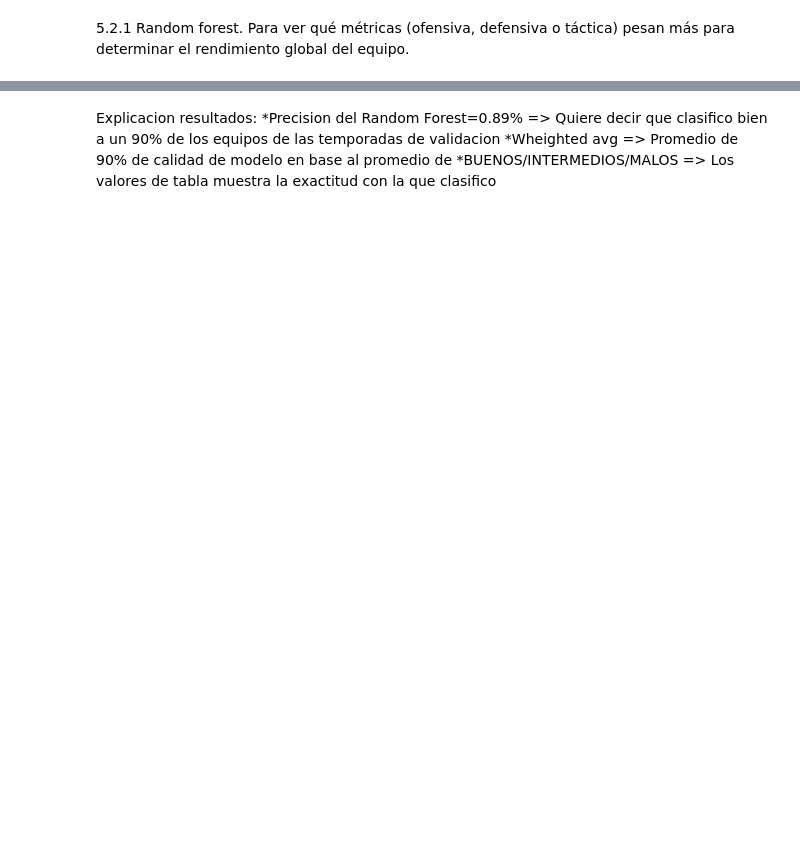
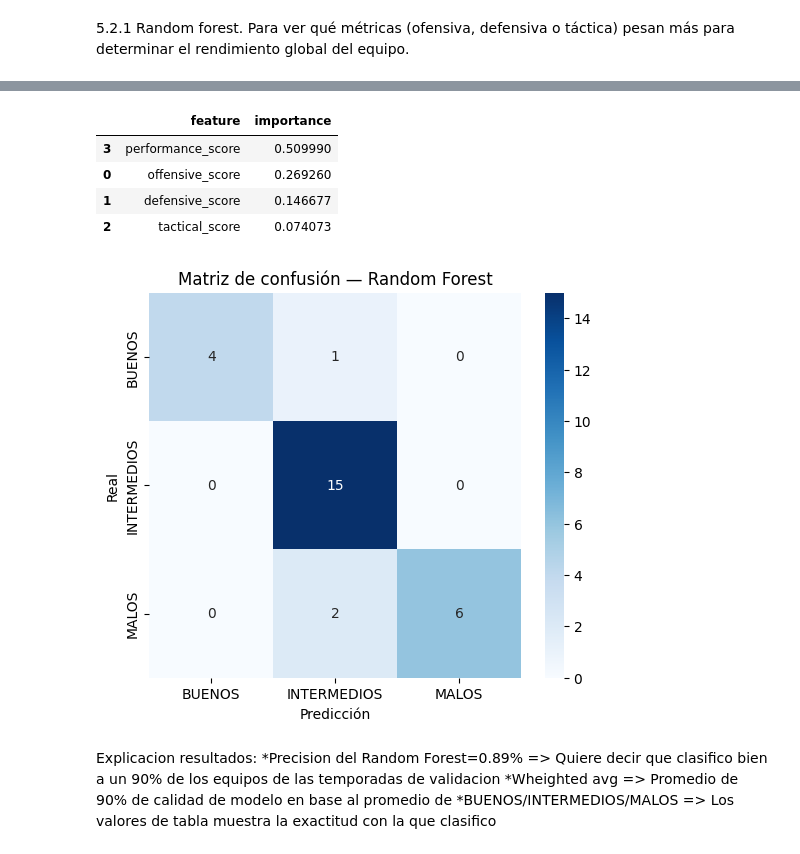
Before and after one commit to VainstubTomas/Aprendizaje_Automatico_Grandes_Datos, a Jupyter notebook: main.ipynb, the cells around one changed output, grey strips where cells are left out. Drawn from its saved outputs; the diff is of its cells as text; code cells hidden in the pictures; blank space fills up the shorter version.

```diff
--- a/main.ipynb
+++ b/main.ipynb
@@ -1124,34 +1225,65 @@ NameError: name 'df_model' is not defined
 # %% [markdown]
 5.2.1 Random forest. Para ver qué métricas (ofensiva, defensiva o táctica) pesan más para determinar el rendimiento global del equipo.
 # %%
-from sklearn.ensemble import RandomForestClassifier
-from sklearn.metrics import accuracy_score, classification_report
-from sklearn.preprocessing import StandardScaler # Aunque RobustScaler es mejor para la regresión, el estándar es común para RF
+# ---------------------------------------
+# 0) Definiciones
+# ---------------------------------------
+features = ['offensive_score', 'defensive_score', 'tactical_score', 'performance_score']
+label_col = 'performance_label'
+labels_order = ['BUENOS', 'INTERMEDIOS', 'MALOS']
 
-# y_train_cat y y_valid_cat deben contener las etiquetas BUENOS, INTERMEDIOS, MALOS
+# ---------------------------------------
+# 1) Alineación y limpieza consistente
+#    (misma selección de filas para X e y)
+# ---------------------------------------
+train_cols = features + [label_col]
+valid_cols = features + [label_col]
 
-y_train_cat = train_df['performance_label'].values
-y_valid_cat = valid_df['performance_label'].values
+train_clean = train_df[train_cols].dropna().copy()
+valid_clean = valid_df[valid_cols].dropna().copy()
 
-# 2. Pipeline de Clasificación
+X_train = train_clean[features].values
+y_train_cat = train_clean[label_col].values
+
+X_valid = valid_clean[features].values
+y_valid_cat = valid_clean[label_col].values
+
+print(f"Shapes → X_train: {X_train.shape}, y_train: {y_train_cat.shape} | "
+      f"X_valid: {X_valid.shape}, y_valid: {y_valid_cat.shape}")
+
+# ---------------------------------------
+# 2) Pipeline de Clasificación
+# ---------------------------------------
 rf_pipe = Pipeline([
-    ('scaler', StandardScaler()),
-    ('rf', RandomForestClassifier(n_estimators=100, random_state=42, class_weight='balanced'))
+    ('scaler', StandardScaler()),  # opcional para RF, pero OK para mantener consistencia
+    ('rf', RandomForestClassifier(
+        n_estimators=300,          # un poco más robusto
+        max_depth=None,
+        random_state=42,
+        class_weight='balanced',   # por si hay desbalance
+        n_jobs=-1
+    ))
 ])
 
-# 3. Entrenamiento
+# ---------------------------------------
+# 3) Entrenamiento
+# ---------------------------------------
 rf_pipe.fit(X_train, y_train_cat)
 
-# 4. Predicción en validación
+# ---------------------------------------
+# 4) Predicción en validación
+# ---------------------------------------
 y_pred_cat = rf_pipe.predict(X_valid)
 
-# 5. Evaluación de resultados
+# ---------------------------------------
+# 5) Evaluación de resultados
+# ---------------------------------------
 print("✅ Random Forest — Resultados de la Clasificación:")
 print(f"   Accuracy (Precisión): {accuracy_score(y_valid_cat, y_pred_cat):.4f}")
 print("\nReporte de Clasificación:")
-print(classification_report(y_valid_cat, y_pred_cat))
+print(classification_report(y_valid_cat, y_pred_cat, target_names=labels_order))
 
-# 6. Extracción de la importancia de las variables (El objetivo principal)
+# Importancia de variables (del paso 'rf' del pipeline)
 importances = rf_pipe.named_steps['rf'].feature_importances_
 importance_df = pd.DataFrame({
     'feature': features,
@@ -1160,4 +1292,17 @@ importance_df = pd.DataFrame({
 
 print("\nImportancia de las Variables (Scores):")
 display(importance_df)
+
+# ---------------------------------------
+# 6) Matrices de confusión (igual que SVM)
+# ---------------------------------------
+cm = confusion_matrix(y_valid_cat, y_pred_cat, labels=labels_order)
+
+plt.figure(figsize=(6,5))
+sns.heatmap(cm, annot=True, fmt='d', cmap='Blues',
+            xticklabels=labels_order, yticklabels=labels_order)
+plt.title('Matriz de confusión — Random Forest')
+plt.xlabel('Predicción')
+plt.ylabel('Real')
+plt.show()
 # %% [output]
@@ -1165,3 +1326,9 @@ NameError: name 'train_df' is not defined
+|  | feature | importance |
+| 3 | performance_score | 0.509990 |
+| 0 | offensive_score | 0.269260 |
+| 1 | defensive_score | 0.146677 |
+| 2 | tactical_score | 0.074073 |
+[figure, added]
 # %% [markdown]
 Explicacion resultados:
 *Precision del Random Forest=0.89% => Quiere decir que clasifico bien a un 90% de los equipos de las temporadas de validacion
```
Also changed, not shown: parts of 24 cells of this notebook.
